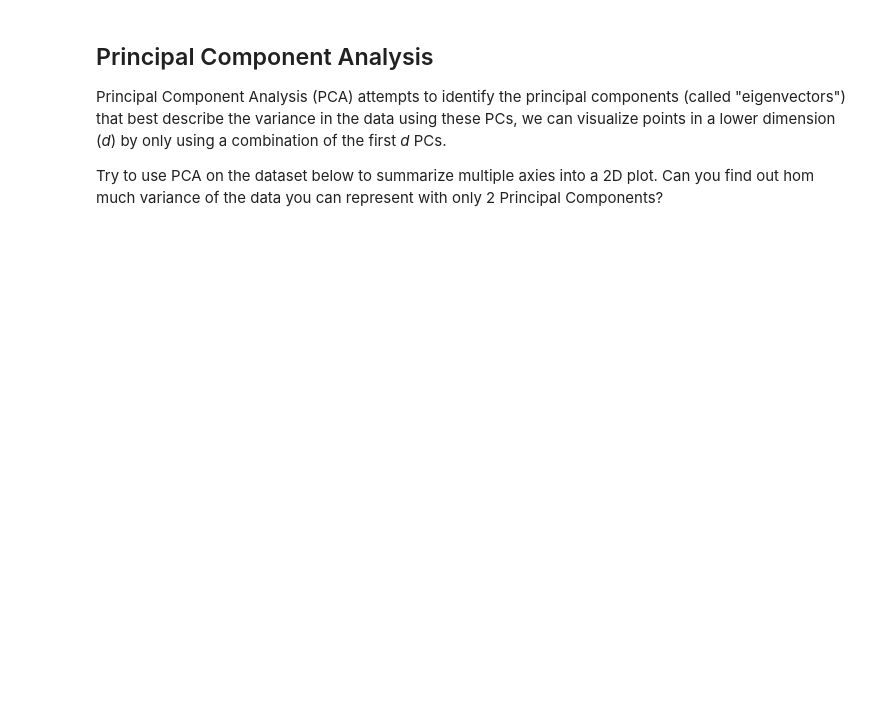
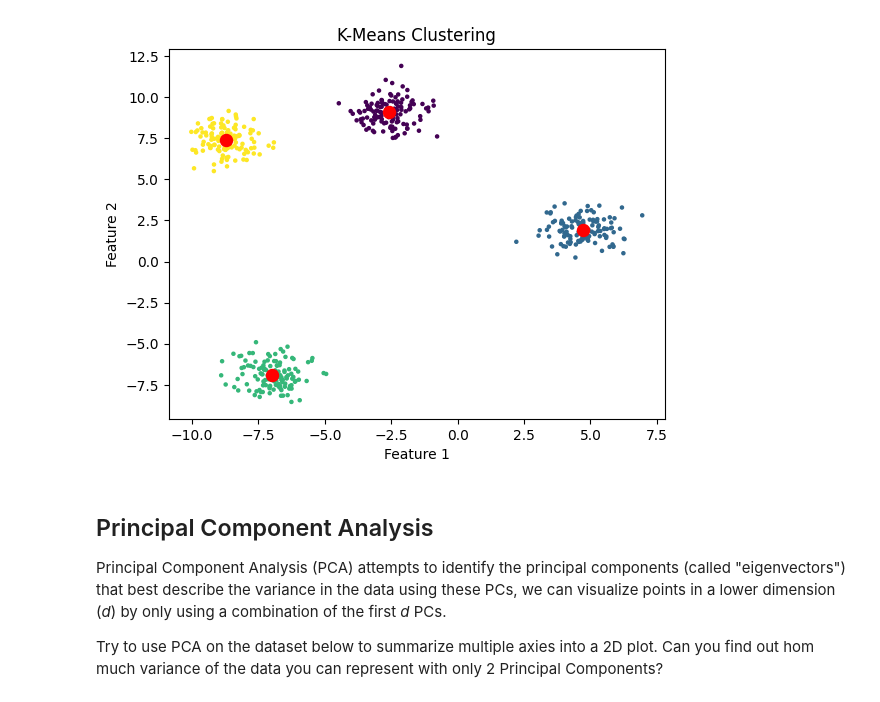
Before and after one commit to MaximilianNoethe/uek259_Machine-Learning, a Jupyter notebook: demos/04_UnsupervisedML.ipynb, the cells around one changed output. Saved outputs shown, nothing was run; the diff lists cells and outputs as text; code cells hidden in the pictures; blank space fills up the shorter version.

```diff
--- a/demos/04_UnsupervisedML.ipynb
+++ b/demos/04_UnsupervisedML.ipynb
@@ -50,12 +53,26 @@ plt.plot()
 # %%
 # implement the kmeans algorithm
 # it should take a 2D array of features and number of Groups as Input
-# and return a 1D array of estimated group membership of each point, and the coordinates of the cluster centers.
-def k_means(featureArray, nGroups):
-     #Todo
-    return
+# and return a 1D array of estimated group membership of each point, and the coordinates of the cluster centers.d
+def k_means(featureArray, nGroups, iterations=10):
+    np.random.seed(42)
+    cluster_centers = np.random.rand(nGroups, featureArray.shape[1]) * 10
+    cluster_assigment = np.empty(featureArray.shape[0], dtype=int)
+
+    for i in range(iterations):
+      distances = euclidean_distances(featureArray, cluster_centers)
+      cluster_assigment = np.argmin(distances, axis=1)
+
+      print("Cluster Assigment: ", cluster_assigment)
+
+      for i in range(nGroups):
+        if np.any(cluster_assigment == i):
+          cluster_centers[i] = featureArray[cluster_assigment == i].mean(axis=0)
+
+          print("Updated Cluster Centers:\n", cluster_centers)
+
+    return cluster_assigment, cluster_centers
 # %%
 # apply k means to your dataset to cluster the data
-
-estimated_labels, cluster_centers = k_means(features, 4)
+estimated_labels, cluster_centers = k_means(features, 4, iterations=10)
 # %% [output]
@@ -63,5 +96,13 @@ TypeError: cannot unpack non-iterable NoneType object
 # %%
 # visualize your results
+plt.scatter(features[:, 0], features[:, 1], c=estimated_labels, s=5)
+plt.scatter(cluster_centers[:, 0], cluster_centers[:, 1], s=300, c='red', marker='.')  # Cluster centers
+plt.title("K-Means Clustering")
+plt.xlabel("Feature 1")
+plt.ylabel("Feature 2")
+plt.show()
+# %% [output]
+[figure, added]
 # %% [markdown]
 ## Principal Component Analysis
 Principal Component Analysis (PCA) attempts to identify the principal components (called "eigenvectors") that best describe the variance in the data using these PCs, we can visualize points in a lower dimension (*d*) by only using a combination of the first *d* PCs.
```
Also changed, not shown: parts of 2 cells of this notebook.
